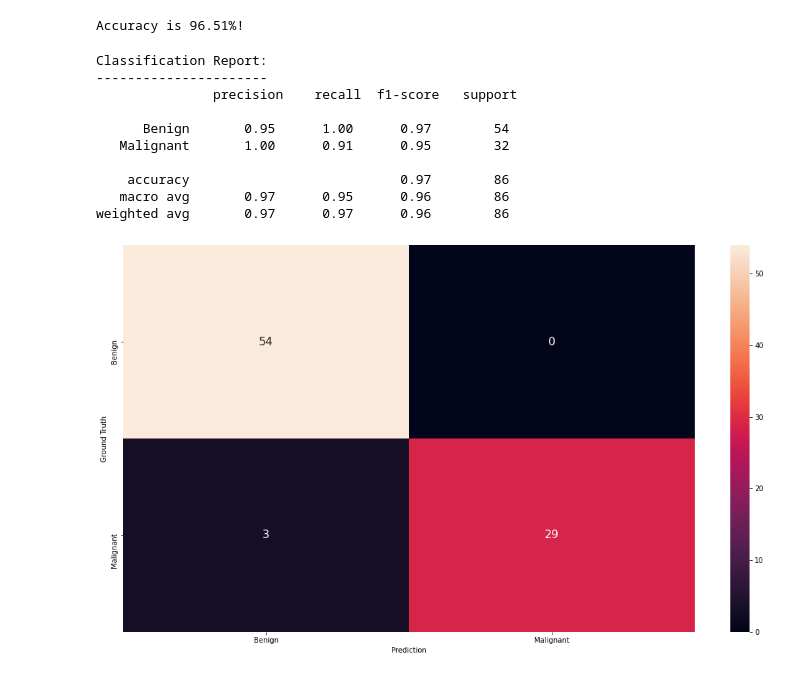
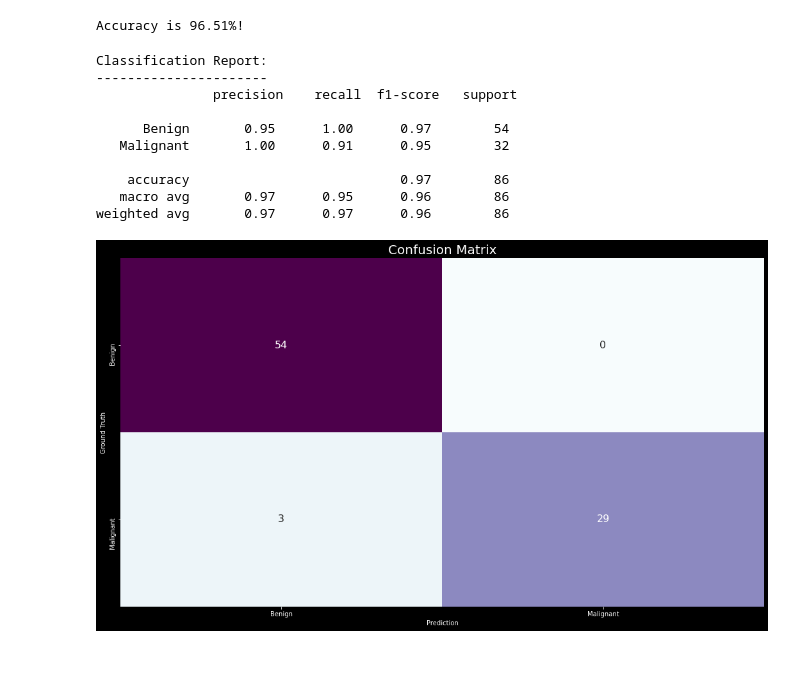
Before and after one commit to schmiff/XGBoostBreastCancer, a Jupyter notebook: main.ipynb, the cells around one changed output. Drawn from its saved outputs; the diff is of its cells as text; code cells hidden in the pictures.

```diff
--- a/main.ipynb
+++ b/main.ipynb
@@ -15,6 +15,7 @@ from sklearn.preprocessing import MinMaxScaler, LabelEncoder
 from sklearn.model_selection import train_test_split
 from sklearn.metrics import accuracy_score, confusion_matrix, classification_report
 from private_path import data_path
+plt.style.use('dark_background')
 # %% [markdown]
 #### Data Handling
 # %%
@@ -108,27 +109,28 @@ Accuracy is 96.51%!
 # %%
 # Build confusion matrix
 y_test = ['Benign' if x == 0 else 'Malignant' for x in y_test]
 y_pred = ['Benign' if x == 0 else 'Malignant' for x in y_pred]
 
 cm = confusion_matrix(y_test, y_pred)
 df_cm = pd.DataFrame(cm, columns=np.unique(y_test), index=np.unique(y_test))
 df_cm.index.name = 'Ground Truth'
 df_cm.columns.name = 'Prediction'
 
 plt.figure(figsize=(18,10))
-sns.heatmap(df_cm, annot=True, annot_kws={"size": 16})
+plt.title('Confusion Matrix', fontdict={'size':20})
+sns.heatmap(df_cm, annot=True, annot_kws={"size": 16}, cmap='BuPu', cbar=False)
 # Print Classification Report
 clr = classification_report(y_test, y_pred)
 print("Classification Report:\n----------------------\n", clr)
 # %% [output]
 Classification Report:
 ----------------------
                precision    recall  f1-score   support
 
       Benign       0.95      1.00      0.97        54
    Malignant       1.00      0.91      0.95        32
 
     accuracy                           0.97        86
    macro avg       0.97      0.95      0.96        86
 weighted avg       0.97      0.97      0.96        86
-[figure, old version]
+[figure, new version]
```
Also changed, not shown: parts of 2 cells of this notebook.
